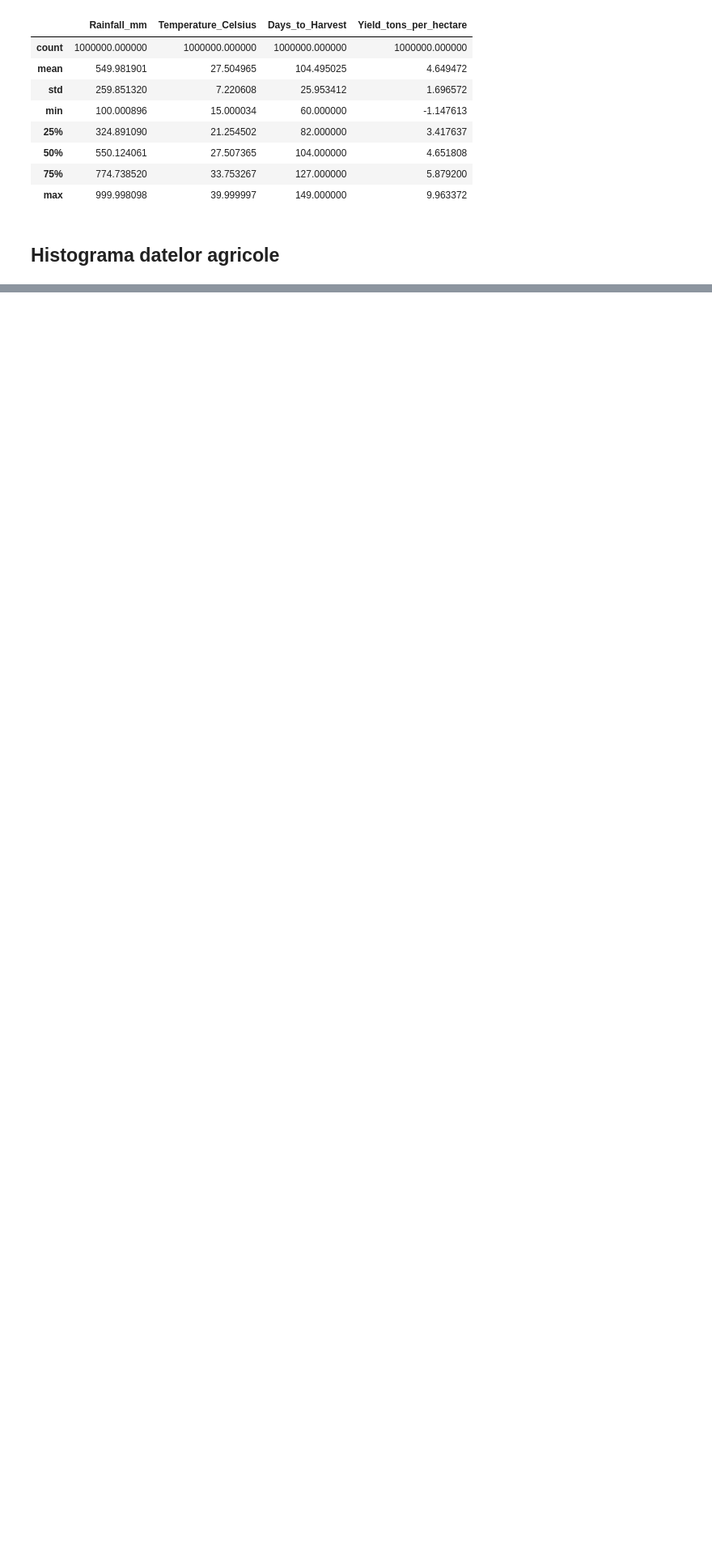
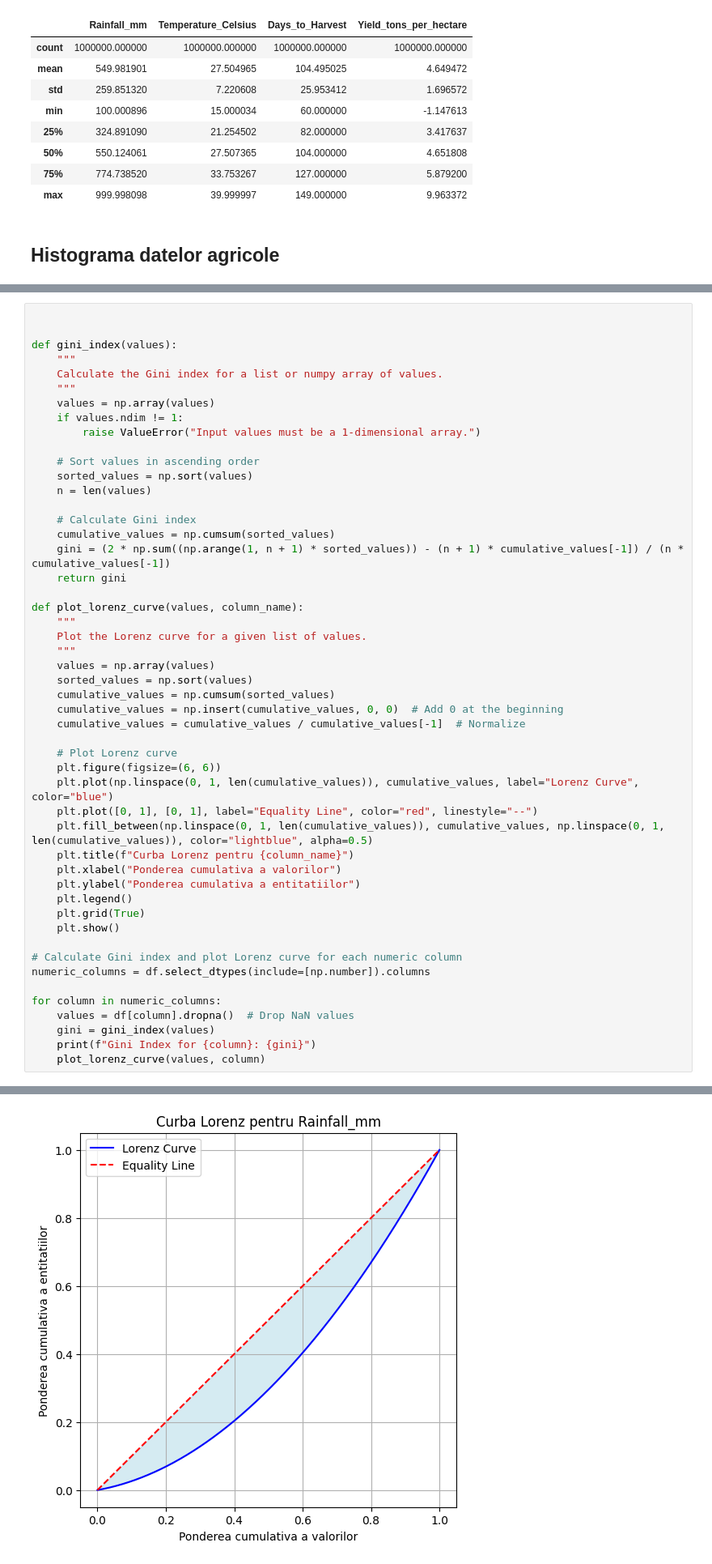
Before and after one commit to GavrisNicu1/agricultural-yield, a Jupyter notebook: agricultural_yield.ipynb, the cells around one changed output, grey strips where cells are left out. Shown at 81% size. Drawn from its saved outputs; the diff is of its cells as text; blank space fills up the shorter version.

```diff
--- a/agricultural_yield.ipynb
+++ b/agricultural_yield.ipynb
@@ -84,0 +107,51 @@ plT.show()
+# %%
+
+
+def gini_index(values):
+    """
+    Calculate the Gini index for a list or numpy array of values.
+    """
+    values = np.array(values)
+    if values.ndim != 1:
+        raise ValueError("Input values must be a 1-dimensional array.")
+
+    # Sort values in ascending order
+    sorted_values = np.sort(values)
+    n = len(values)
+
+    # Calculate Gini index
+    cumulative_values = np.cumsum(sorted_values)
+    gini = (2 * np.sum((np.arange(1, n + 1) * sorted_values)) - (n + 1) * cumulative_values[-1]) / (n * cumulative_values[-1])
+    return gini
+
+def plot_lorenz_curve(values, column_name):
+    """
+    Plot the Lorenz curve for a given list of values.
+    """
+    values = np.array(values)
+    sorted_values = np.sort(values)
+    cumulative_values = np.cumsum(sorted_values)
+    cumulative_values = np.insert(cumulative_values, 0, 0)  # Add 0 at the beginning
+    cumulative_values = cumulative_values / cumulative_values[-1]  # Normalize
+
+    # Plot Lorenz curve
+    plt.figure(figsize=(6, 6))
+    plt.plot(np.linspace(0, 1, len(cumulative_values)), cumulative_values, label="Lorenz Curve", color="blue")
+    plt.plot([0, 1], [0, 1], label="Equality Line", color="red", linestyle="--")
+    plt.fill_between(np.linspace(0, 1, len(cumulative_values)), cumulative_values, np.linspace(0, 1, len(cumulative_values)), color="lightblue", alpha=0.5)
+    plt.title(f"Curba Lorenz pentru {column_name}")
+    plt.xlabel("Ponderea cumulativa a valorilor")
+    plt.ylabel("Ponderea cumulativa a entitatiilor")
+    plt.legend()
+    plt.grid(True)
+    plt.show()
+
+# Calculate Gini index and plot Lorenz curve for each numeric column
+numeric_columns = df.select_dtypes(include=[np.number]).columns
+
+for column in numeric_columns:
+    values = df[column].dropna()  # Drop NaN values
+    gini = gini_index(values)
+    print(f"Gini Index for {column}: {gini}")
+    plot_lorenz_curve(values, column)
+# %% [output]
@@ -84,0 +159 @@ plT.show()
+[figure, added]
```
Also changed, not shown: parts of 13 cells of this notebook, 13 other files.
